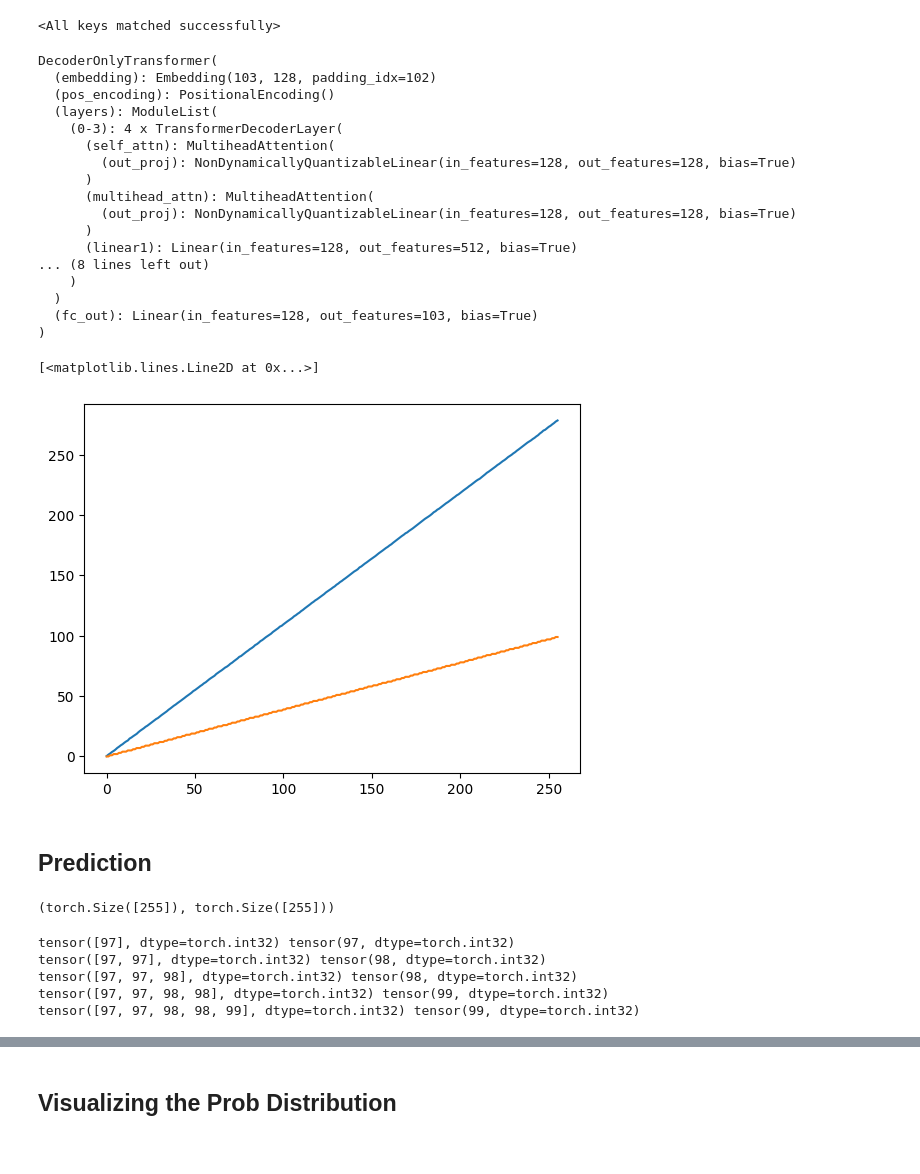
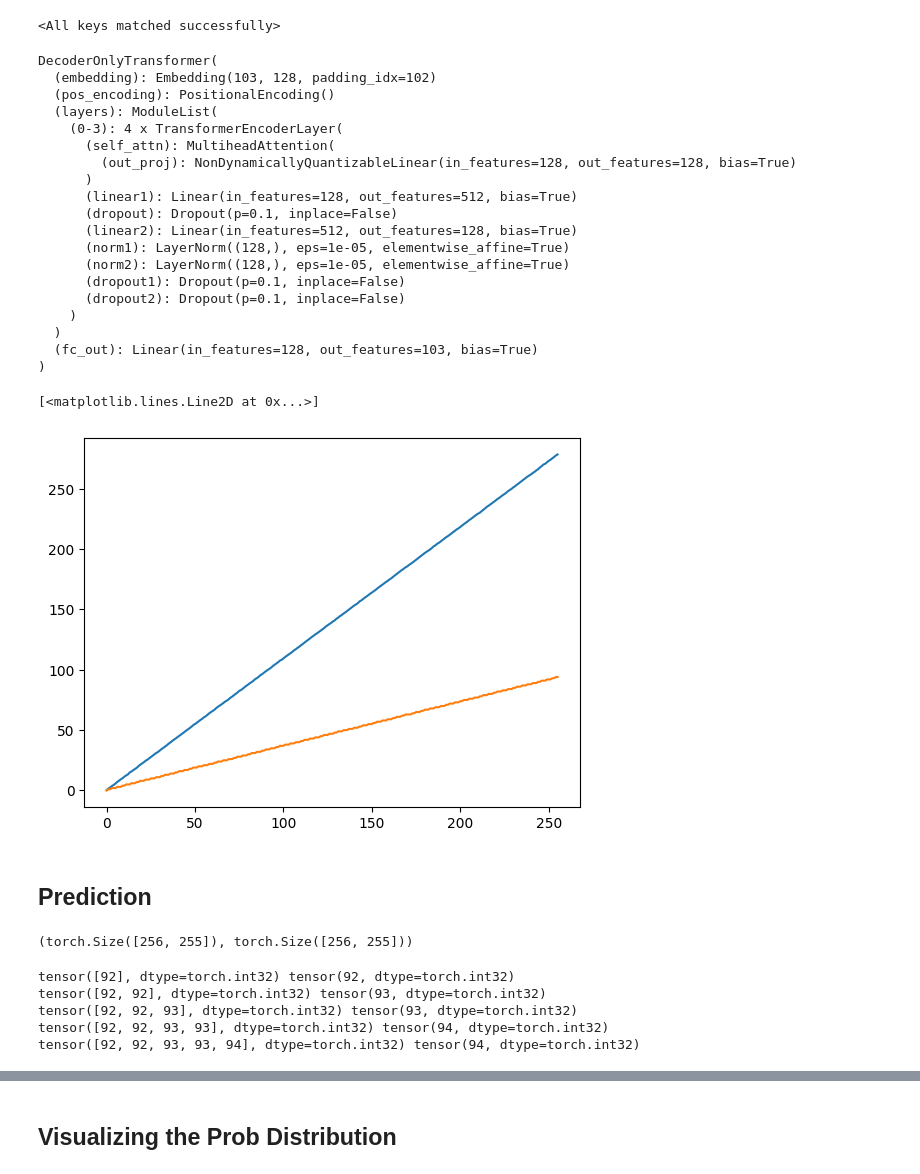
Before and after one commit to Pratik-Doshi-99/time-series-fms, a Jupyter notebook: exploration/benchmark_perf.ipynb, the cells around one changed output, grey strips where cells are left out. Drawn from its saved outputs; the diff is of its cells as text; code cells hidden in the pictures.

```diff
--- a/exploration/benchmark_perf.ipynb
+++ b/exploration/benchmark_perf.ipynb
@@ -106,21 +106,24 @@ model.load_state_dict(state_dict)
 # %% [output]
 <All keys matched successfully>
 # %%
+model = model.to('cuda')
 model.eval()
 # %% [output]
 DecoderOnlyTransformer(
   (embedding): Embedding(103, 128, padding_idx=102)
   (pos_encoding): PositionalEncoding()
   (layers): ModuleList(
-    (0-3): 4 x TransformerDecoderLayer(
+    (0-3): 4 x TransformerEncoderLayer(
       (self_attn): MultiheadAttention(
         (out_proj): NonDynamicallyQuantizableLinear(in_features=128, out_features=128, bias=True)
       )
-      (multihead_attn): MultiheadAttention(
-        (out_proj): NonDynamicallyQuantizableLinear(in_features=128, out_features=128, bias=True)
-      )
       (linear1): Linear(in_features=128, out_features=512, bias=True)
-... (8 lines left out)
+      (dropout): Dropout(p=0.1, inplace=False)
+      (linear2): Linear(in_features=512, out_features=128, bias=True)
+      (norm1): LayerNorm((128,), eps=1e-05, elementwise_affine=True)
+      (norm2): LayerNorm((128,), eps=1e-05, elementwise_affine=True)
+      (dropout1): Dropout(p=0.1, inplace=False)
+      (dropout2): Dropout(p=0.1, inplace=False)
     )
   )
   (fc_out): Linear(in_features=128, out_features=103, bias=True)
@@ -128,31 +131,31 @@ DecoderOnlyTransformer(
 # %%
 from data.dataset import generate_time_series, TSPreprocessor
 data = torch.load('../benchmark_data/benchmark_strong_uptrend_medium.pt',weights_only=False)['tensors']
-sample = data[0,:]
-plt.plot(sample)
+sample = data[:,:]
+plt.plot(sample[0,:])
 
 
 preprocessor = TSPreprocessor(num_classes=100)
 x, meta = preprocessor.preprocess_series(sample.numpy())
-plt.plot(x)
+plt.plot(x[0,:])
 # %% [output]
 [<matplotlib.lines.Line2D at 0x...>]
-[figure, old version]
+[figure, new version]
 # %% [markdown]
 ## Prediction
 # %%
-x_item = x[:-1].int()
-y_item = x[1:].int()
+x_item = x[:,:-1].int()
+y_item = x[:,1:].int()
 x_item.shape, y_item.shape
 # %% [output]
-(torch.Size([255]), torch.Size([255]))
+(torch.Size([256, 255]), torch.Size([256, 255]))
 # %%
 for i in range(250,255):
-    print(x_item[250:i+1], y_item[i])
+    print(x_item[0,250:i+1], y_item[0,i])
 # %% [output]
-tensor([97], dtype=torch.int32) tensor(97, dtype=torch.int32)
-tensor([97, 97], dtype=torch.int32) tensor(98, dtype=torch.int32)
-tensor([97, 97, 98], dtype=torch.int32) tensor(98, dtype=torch.int32)
-tensor([97, 97, 98, 98], dtype=torch.int32) tensor(99, dtype=torch.int32)
-tensor([97, 97, 98, 98, 99], dtype=torch.int32) tensor(99, dtype=torch.int32)
+tensor([92], dtype=torch.int32) tensor(92, dtype=torch.int32)
+tensor([92, 92], dtype=torch.int32) tensor(93, dtype=torch.int32)
+tensor([92, 92, 93], dtype=torch.int32) tensor(93, dtype=torch.int32)
+tensor([92, 92, 93, 93], dtype=torch.int32) tensor(94, dtype=torch.int32)
+tensor([92, 92, 93, 93, 94], dtype=torch.int32) tensor(94, dtype=torch.int32)
 # %%
```
Also changed, not shown: parts of 16 cells of this notebook, 7 other files.
